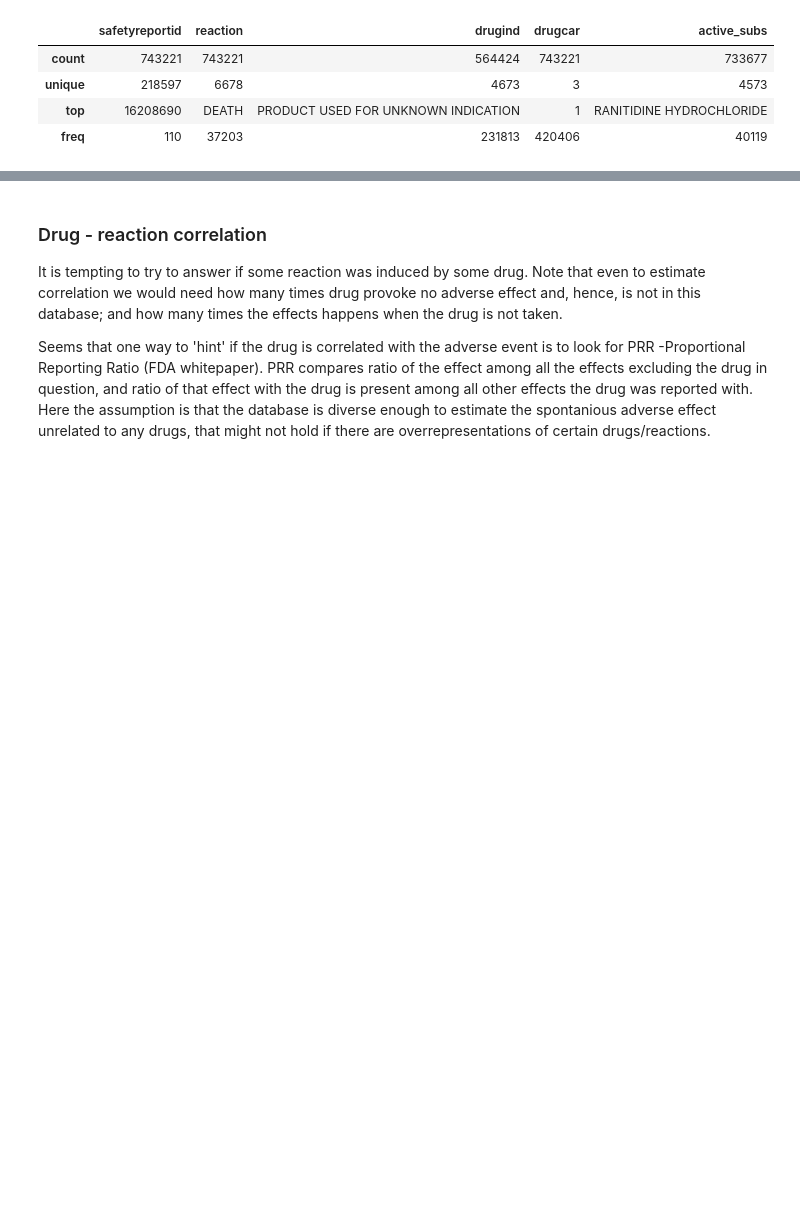
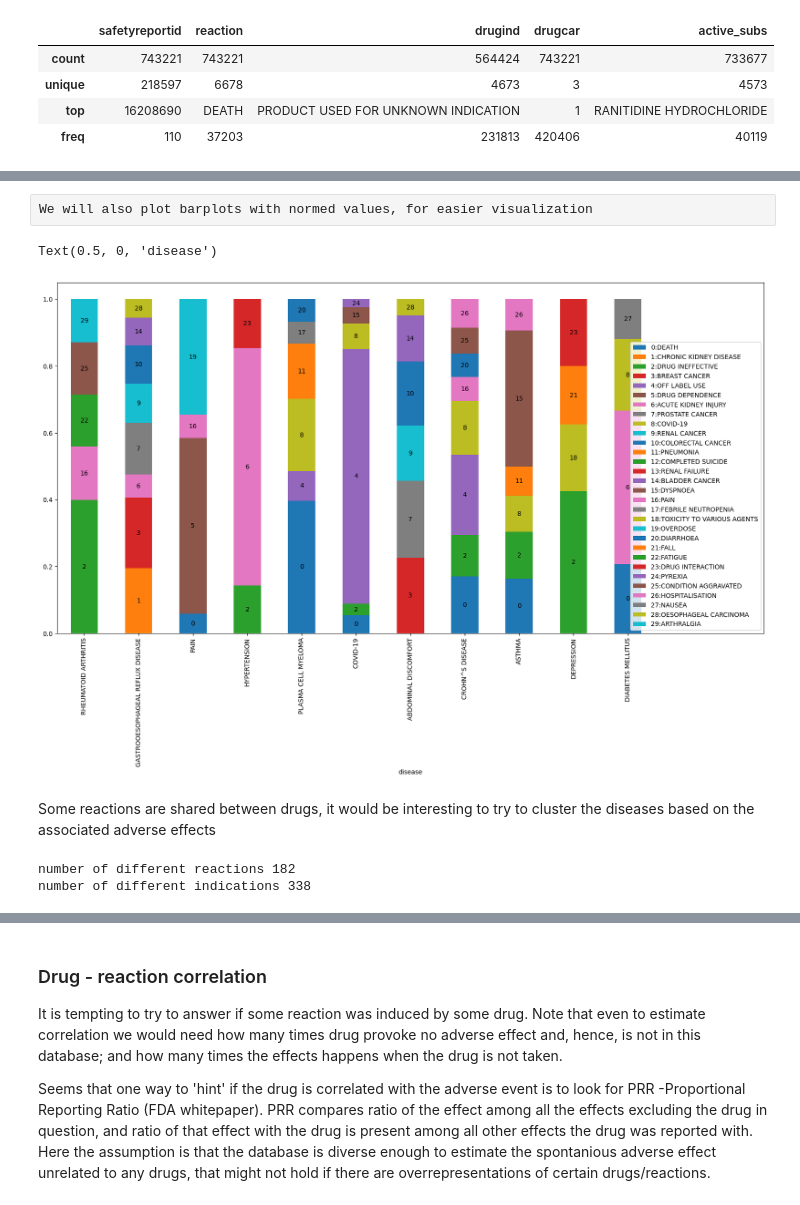
Before and after one commit to mmkekic/openfda_exploration, a Jupyter notebook: Drug_Reaction_exploration.ipynb, the cells around one changed output, grey strips where cells are left out. Saved outputs shown, nothing was run; the diff lists cells and outputs as text; code cells hidden in the pictures; blank space fills up the shorter version.

```diff
--- a/Drug_Reaction_exploration.ipynb
+++ b/Drug_Reaction_exploration.ipynb
@@ -153,0 +179,7 @@ df.describe()
+# %%
+g = df_dis_reac.groupby('drugind', group_keys=False)
+g = g.apply(lambda x: x.sort_values('count', ascending=False).head(10))
+# %%
+ev_count_count = pd.crosstab(g.reaction, g.drugind, values=g['count'], aggfunc='sum')
+ev_count_count = ev_count_count.fillna(0)
+ev_count_count.head()
@@ -153,0 +197,3 @@ df.describe()
+# %%
+most_common = [x for x in represented_indications.index.values[:20] if x in ev_count_count.index]
+ev_count_count = ev_count_count[most_common]
@@ -153,0 +214,36 @@ df.describe()
+# %%
+most_common_reac = represented_reactions.index.values[:30]
+ev_count_count = ev_count_count.loc[most_common_reac]
+ev_count_count = ev_count_count/ev_count_count.sum()
+# %% [raw]
+We will also plot barplots with normed values, for easier visualization
+# %%
+ax = ev_count_count.T.plot(kind='bar', stacked=True, figsize=(20,10))
+ax.get_xlim()
+for i, c in enumerate(ax.containers):
+
+    # Optional: if the segment is small or 0, customize the labels
+    labels = [i if v.get_height() > 0 else '' for v in c]
+
+    # remove the labels parameter if it's not needed for customized labels
+    ax.bar_label(c, labels=labels, label_type='center')
+handles, labels = ax.get_legend_handles_labels()
+labels = [f'{i}:{label}' for i, label in enumerate(labels)]
+ax.legend(handles, labels)
+ax.set_xlim(-0.5, 12.5)
+ax.set_xlabel('disease')
+# %% [output]
+Text(0.5, 0, 'disease')
+[figure, added]
+# %% [markdown]
+Some reactions are shared between drugs, it would be interesting to try to cluster the diseases based on the associated adverse effects
+# %%
+#select only part with most common reactions and indications
+df_indic_ev = df.loc[df.reaction.isin(represented_reactions.index.values)&df.drugind.isin(represented_indications.index.values)&df.drugcar==1,['reaction', 'drugind']]
+
+df_indic_ev = df_indic_ev[~df_indic_ev.drugind.isin(['PRODUCT USED FOR UNKNOWN INDICATION', 'DRUG ABUSE', 'WRONG DRUG'])].dropna()
+print('number of different reactions', df_indic_ev.reaction.nunique())
+print('number of different indications', df_indic_ev.drugind.nunique())
+# %% [output]
+number of different reactions 182
+number of different indications 338
```
Also changed, not shown: parts of 55 cells of this notebook.
